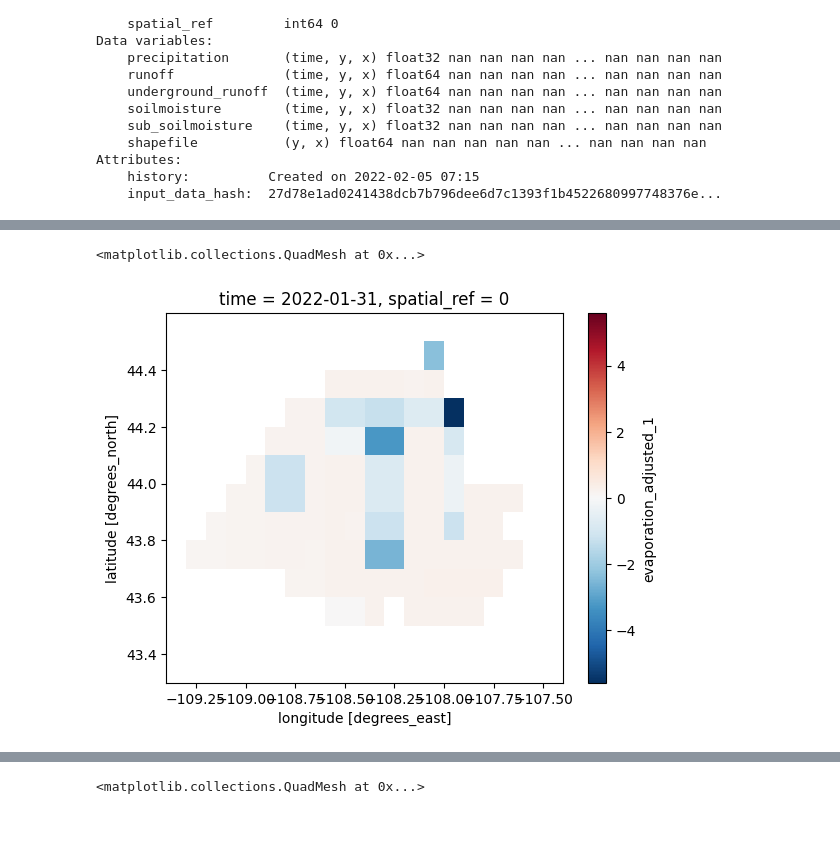
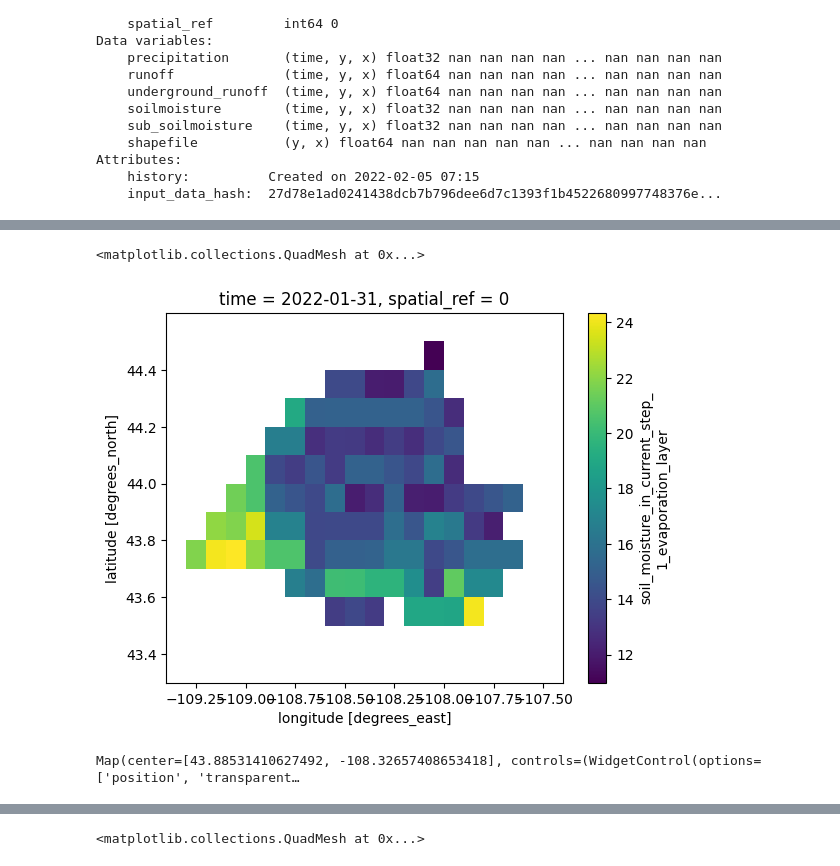
Before and after one commit to mahdi98mnm/WaterBalance_new, a Jupyter notebook: notebook/soil_content.ipynb, the cells around one changed output, grey strips where cells are left out. Drawn from its saved outputs; the diff is of its cells as text; code cells hidden in the pictures; blank space fills up the shorter version.

Commit message:
estimate soil moisture for evap layer with fc and pwp

```diff
--- a/notebook/soil_content.ipynb
+++ b/notebook/soil_content.ipynb
@@ -227,7 +238,7 @@ for key in olm_bands:
 
     # Final expression for the wilting point.
     wpi = theta_1500ti.expression(
-        "T1500ti + ( 0.14 * T1500ti - 0.002)", {"T1500ti": theta_1500ti}
+        "(T1500ti + ( 0.14 * T1500ti - 0.002)) * 100", {"T1500ti": theta_1500ti}
     ).rename("wpi")
 
     # Add as a new band of the global wilting point ee.Image.
@@ -253,7 +264,7 @@ for key in olm_bands:
 
     # Final expression for the field capacity of the soil.
     fci = theta_33ti.expression(
-        "T33ti + (1.283 * T33ti * T33ti - 0.374 * T33ti - 0.015)",
+        "(T33ti + (1.283 * T33ti * T33ti - 0.374 * T33ti - 0.015)) * 100",
         {"T33ti": theta_33ti.select("T33ti")},
     )
 
@@ -273,3 +353,9 @@ Field capacity profile:
+# %%
+wp_list = list(map(lambda dict: dict['b0'], list_2_wp))
+fc_list = list(map(lambda dict: dict['b0'], list_2_fc))
+# %%
+with open("/content/drive/MyDrive/WaterBalance_new/notebook/Ea_pyet.pkl", "rb") as f:
+    Ea_pyet = pickle.load(f)
 # %%
 
 # soil_water_content_of_evaporation_layer_at_previous_step = xds_repr_match__soilmoisture
@@ -291,59 +377,72 @@ soil_moisture_in_current_step_1 = np.array([SoilContent.evaporation_layer(
     soil_water_content_of_evaporation_layer_at_previous_step = float(z),
     infiltration = float(j),
     evaporation = float(i),
-    field_capacity_soil_water_content_of_evaporation_layer = 30,
-    permanent_wilting_point_soil_water_content_of_evaporation_layer = 10,
+    field_capacity_soil_water_content_of_evaporation_layer = fc,
+    permanent_wilting_point_soil_water_content_of_evaporation_layer = wp,
     coverd = True,
     infiltration_to_transpiration_layer = 0
 )[0]
-for i, j, z in zip(Ea_pyet, underground_runoff, soil)])
+for i, j, z, fc, wp in zip(Ea_pyet, underground_runoff, soil, fc_list, wp_list)])
 
 evaporation_adjusted_1 = np.array([SoilContent.evaporation_layer(
     soil_water_content_of_evaporation_layer_at_previous_step = float(z),
     infiltration = float(j),
     evaporation = float(i),
-    field_capacity_soil_water_content_of_evaporation_layer = 30,
-    permanent_wilting_point_soil_water_content_of_evaporation_layer = 10,
+    field_capacity_soil_water_content_of_evaporation_layer = fc,
+    permanent_wilting_point_soil_water_content_of_evaporation_layer = wp,
     coverd = True,
     infiltration_to_transpiration_layer = 0
 )[1]
-for i, j, z in zip(Ea_pyet, underground_runoff, soil)])
+for i, j, z, fc, wp in zip(Ea_pyet, underground_runoff, soil, fc_list, wp_list)])
 
 infiltration_to_transpiration_layer_adjusted_1 = np.array([SoilContent.evaporation_layer(
     soil_water_content_of_evaporation_layer_at_previous_step = float(z),
     infiltration = float(j),
     evaporation = float(i),
-    field_capacity_soil_water_content_of_evaporation_layer = 30,
-    permanent_wilting_point_soil_water_content_of_evaporation_layer = 10,
+    field_capacity_soil_water_content_of_evaporation_layer = fc,
+    permanent_wilting_point_soil_water_content_of_evaporation_layer = wp,
     coverd = True,
     infiltration_to_transpiration_layer = 0
 )[2]
-for i, j, z in zip(Ea_pyet, underground_runoff, soil)])
+for i, j, z, fc, wp in zip(Ea_pyet, underground_runoff, soil, fc_list, wp_list)])
 
 infiltration_to_transition_layer_adjusted_1 = np.array([SoilContent.evaporation_layer(
     soil_water_content_of_evaporation_layer_at_previous_step = float(z),
     infiltration = float(j),
     evaporation = float(i),
-    field_capacity_soil_water_content_of_evaporation_layer = 30,
-    permanent_wilting_point_soil_water_content_of_evaporation_layer = 10,
+    field_capacity_soil_water_content_of_evaporation_layer = fc,
+    permanent_wilting_point_soil_water_content_of_evaporation_layer = wp,
     coverd = True,
     infiltration_to_transpiration_layer = 0
 )[3]
-for i, j, z in zip(Ea_pyet, underground_runoff, soil)])
+for i, j, z, fc, wp in zip(Ea_pyet, underground_runoff, soil, fc_list, wp_list)])
 
 soil_moisture_in_current_step_1 = soil_moisture_in_current_step_1.reshape(1,13,20)
 evaporation_adjusted_1 = evaporation_adjusted_1.reshape(1,13,20)
 infiltration_to_transpiration_layer_adjusted_1 = infiltration_to_transpiration_layer_adjusted_1.reshape(1,13,20)
 infiltration_to_transition_layer_adjusted_1 = infiltration_to_transition_layer_adjusted_1.reshape(1,13,20)
 
 
 ds_array_5 = ds_array_4.assign(soil_moisture_in_current_step_1_evaporation_layer=(['time', 'y', 'x'], soil_moisture_in_current_step_1))
 ds_array_6 = ds_array_5.assign(evaporation_adjusted_1=(['time', 'y', 'x'], evaporation_adjusted_1))
 ds_array_7 = ds_array_6.assign(infiltration_to_transpiration_layer_adjusted_1=(['time', 'y', 'x'], infiltration_to_transpiration_layer_adjusted_1))
 ds_array_8 = ds_array_7.assign(infiltration_to_transition_layer_adjusted_1=(['time', 'y', 'x'], infiltration_to_transition_layer_adjusted_1))
 
 # ds_array.soil_moisture_in_current_step_evaporation_layer.plot()
-ds_array_8.evaporation_adjusted_1.plot()
+ds_array_8.soil_moisture_in_current_step_1_evaporation_layer.plot()
 # %% [output]
 <matplotlib.collections.QuadMesh at 0x...>
-[figure, old version]
+[figure, new version]
+# %%
+Map = geemap.Map()
+Map.add_basemap('HYBRID')
+
+shape = ee.FeatureCollection('projects/ee-mohammadnejadmehdi77/assets/sample_usa')
+
+dem = ee.Image("USGS/SRTMGL1_003").clip(shape)
+
+Map.centerObject(shape, 9)
+Map.addLayer(ee_object = dem, vis_params = {'min':-10, 'max':6500}, name = 'dem')
+Map
+# %% [output]
+Map(center=[43.88531410627492, -108.32657408653418], controls=(WidgetControl(options=['position', 'transparent…
```
Also changed, not shown: parts of 12 cells of this notebook.
